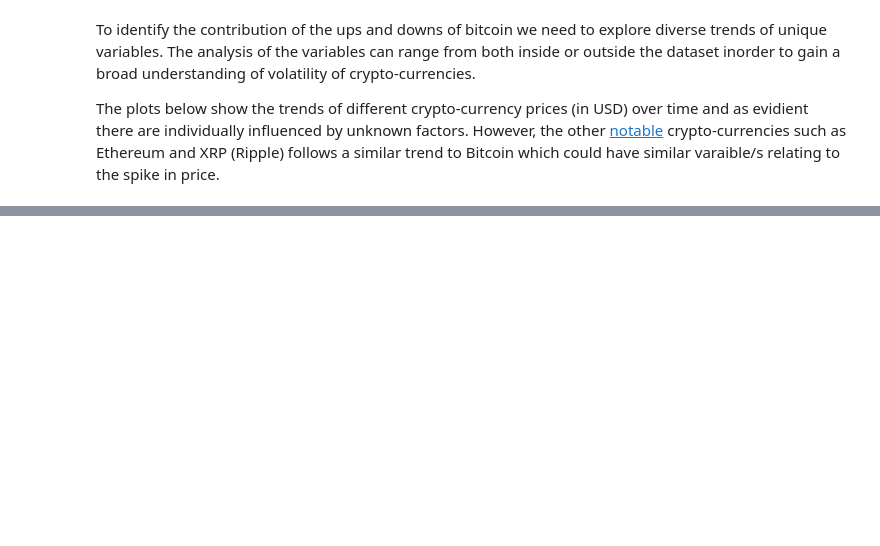
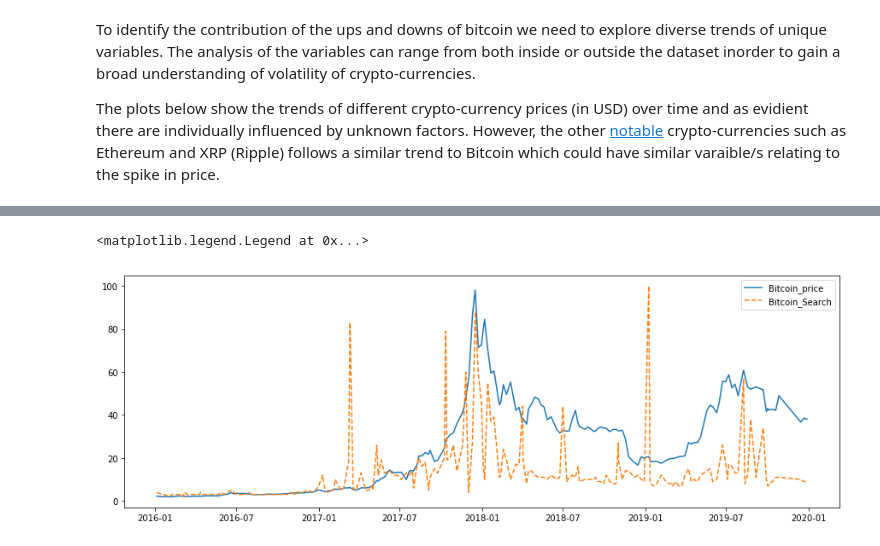
Before and after one commit to JHa568/Data-Analysis, a Jupyter notebook: 1. Crypto_trade-in/Crypto-Currency_trade-in.ipynb, the cells around one changed output, grey strips where cells are left out. Saved outputs shown, nothing was run; the diff lists cells and outputs as text; code cells hidden in the pictures; blank space fills up the shorter version.

```diff
--- a/1. Crypto_trade-in/Crypto-Currency_trade-in.ipynb
+++ b/1. Crypto_trade-in/Crypto-Currency_trade-in.ipynb
@@ -67,0 +59,14 @@ for i in range(len(curr)):
+# %%
+# Bitcoin Google searches
+word_searches = path + "\\Data Analysis\\1. Crypto_trade-in\\multiTimeline.csv"
+words = pd.read_csv(word_searches)
+words.Week = pd.to_datetime(words.Week)
+words = words.set_index('Week')
+# Concatenated internet search and price of bitcoin
+max_unit_word = words['Bitcoin: (Worldwide)'].max()
+max_unit_coin = data_filt[data_filt['crypto_name'] == types[0]]['price_usd'].max()
+normal_word = words['Bitcoin: (Worldwide)']/(max_unit_word/100)
+normal_bit = data_filt[data_filt['crypto_name'] == types[0]]['price_usd']/(max_unit_coin/100)
+norm = pd.concat([normal_bit, normal_word], axis=1, join='inner')
+norm = norm.rename(columns={'price_usd':'Bitcoin_price', "Bitcoin: (Worldwide)":"Bitcoin_Search"})
+norm.head()
@@ -67,0 +84,9 @@ for i in range(len(curr)):
+# %%
+# normalised data
+fig, ax = plt.subplots(1, 1, figsize=(15,5))
+ax.plot(norm['Bitcoin_price'])
+ax.plot(norm['Bitcoin_Search'], linestyle='dashed')
+ax.legend()
+# %% [output]
+<matplotlib.legend.Legend at 0x...>
+[figure, added]
```
Also changed, not shown: parts of 9 cells of this notebook.
